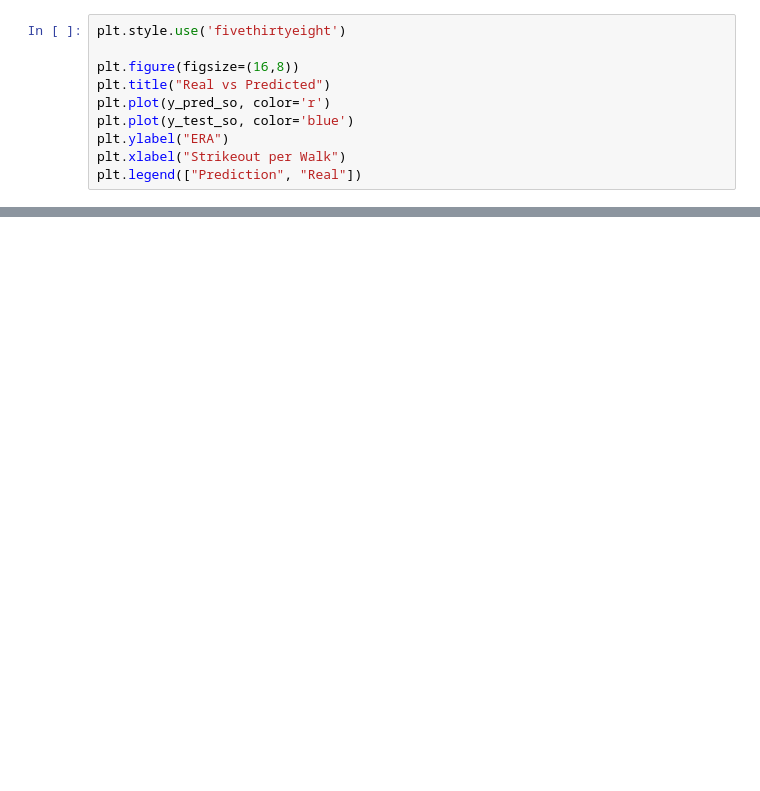
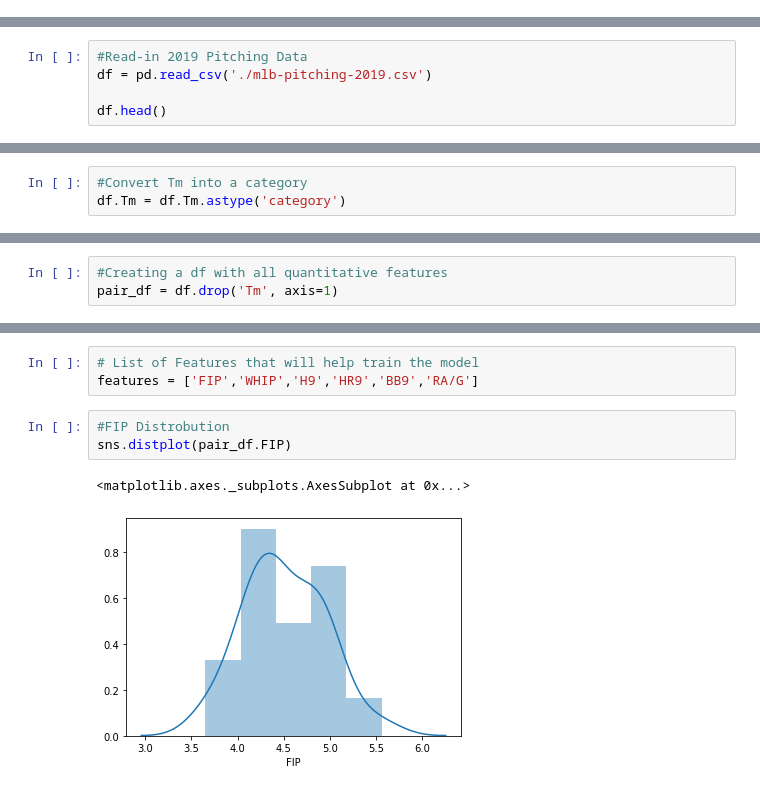
Before and after one commit to masonschafercodes/2020-mlb-eda-ml-project, a Jupyter notebook: linear_regression_mlb_predictions.ipynb, the cells around one changed output, grey strips where cells are left out. Cells and saved outputs as stored; diff of their text form; blank space fills up the shorter version.

Commit message:
changed some things in the model and saved the model for later use

```diff
--- a/linear_regression_mlb_predictions.ipynb
+++ b/linear_regression_mlb_predictions.ipynb
@@ -252,10 +0,0 @@ array([[4.73747629],
-# %%
-plt.style.use('fivethirtyeight')
-
-plt.figure(figsize=(16,8))
-plt.title("Real vs Predicted")
-plt.plot(y_pred_so, color='r')
-plt.plot(y_test_so, color='blue')
-plt.ylabel("ERA")
-plt.xlabel("Strikeout per Walk")
-plt.legend(["Prediction", "Real"])
@@ -286,0 +28,5 @@ plt.show()
+# %%
+#Read-in 2019 Pitching Data
+df = pd.read_csv('./mlb-pitching-2019.csv')
+
+df.head()
@@ -286,0 +74,3 @@ plt.show()
+# %%
+#Convert Tm into a category
+df.Tm = df.Tm.astype('category')
@@ -286,0 +102,3 @@ plt.show()
+# %%
+#Creating a df with all quantitative features
+pair_df = df.drop('Tm', axis=1)
@@ -286,0 +115,9 @@ plt.show()
+# %%
+# List of Features that will help train the model
+features = ['FIP','WHIP','H9','HR9','BB9','RA/G']
+# %%
+#FIP Distrobution
+sns.distplot(pair_df.FIP)
+# %% [output]
+<matplotlib.axes._subplots.AxesSubplot at 0x...>
+[figure, added]
```
Also changed, not shown: parts of 78 cells of this notebook, 1 other file.
